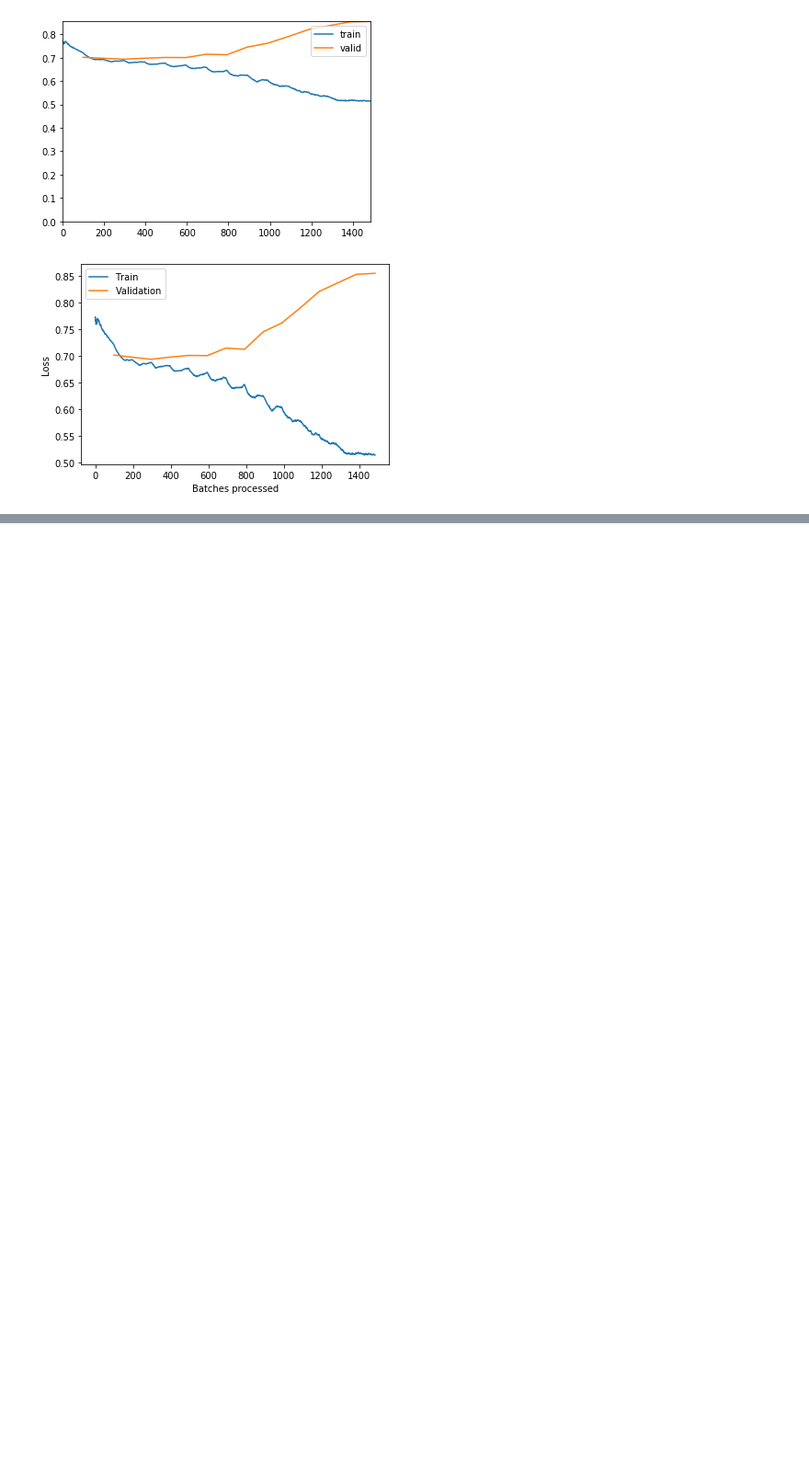
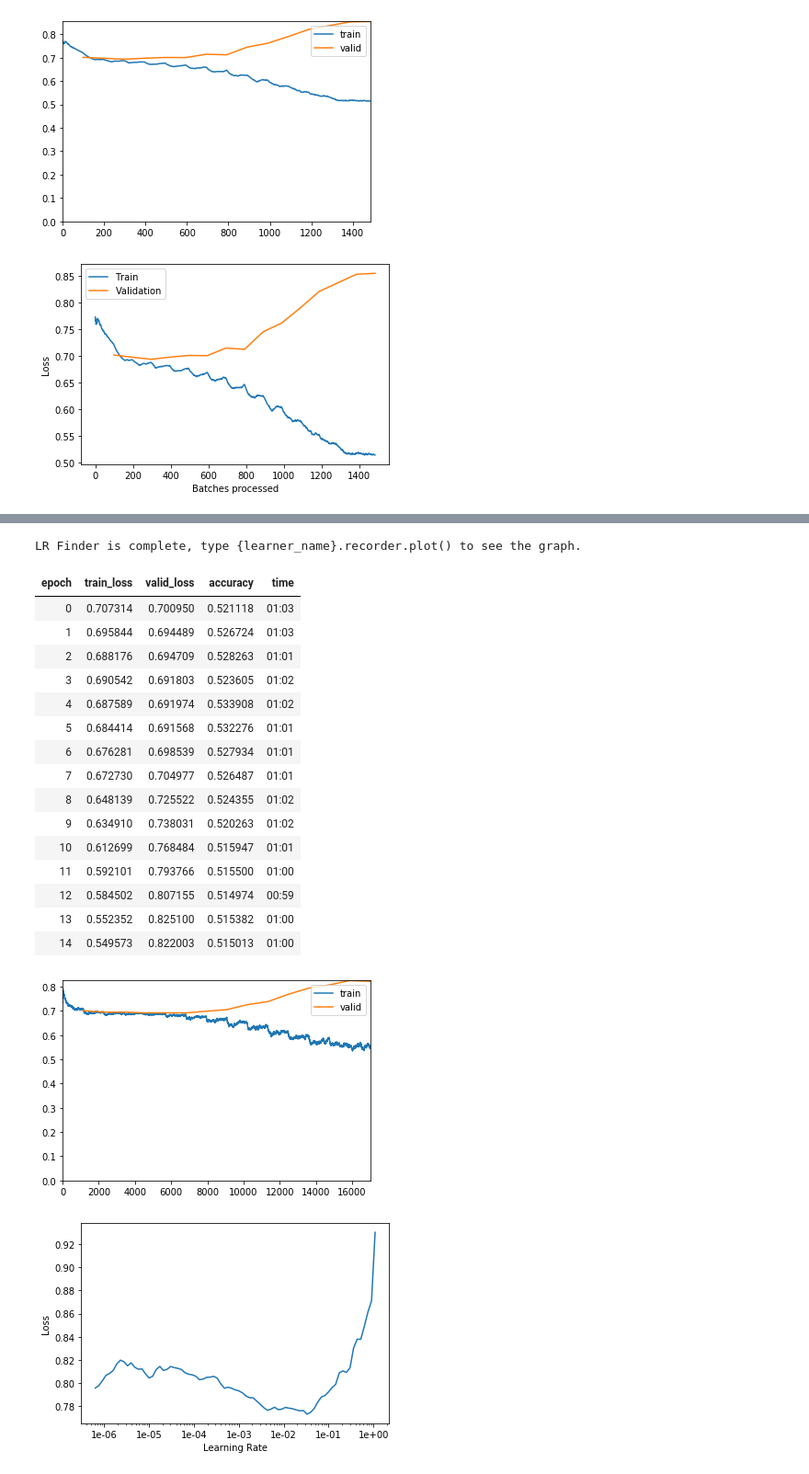
Before and after one commit to SeunginLyu/league_of_ml, a Jupyter notebook: To dodge or not to dodge.ipynb, the cells around one changed output, grey strips where cells are left out. Shown: that part at 92% size. Drawn from its saved outputs; the diff is of its cells as text; code cells hidden in the pictures; blank space fills up the shorter version.

```diff
--- a/To dodge or not to dodge.ipynb
+++ b/To dodge or not to dodge.ipynb
@@ -279,0 +380,16 @@ learn.recorder.plot_losses()
+# %%
+print(df.columns)
+
+
+df = df[['id', 'matchid', 'player', 'name', 'adjposition', 'team_role', 'win', 'kills', 'deaths', 'assists', 'turretkills','totdmgtochamp', 'totheal', 'totminionskilled', 'goldspent', 'totdmgtaken', 'inhibkills', 'pinksbought', 'wardsplaced', 'duration', 'platformid', 'seasonid', 'version']]
+
+
+df_4 = df[['matchid', 'player', 'name', 'team_role', 'win']]
+
+df_4 = df_4.pivot(index = 'matchid', columns = 'team_role', values = 'name')
+df_4 = df_4.reset_index()
+df_4 = df_4.merge(df[df['player'] == 1][['matchid', 'win', 'platformid', 'seasonid', 'version']], left_on = 'matchid', right_on = 'matchid', how = 'left')
+df_4 = df_4[df_4.columns.difference(['matchid', 'version'])]
+df_4 = df_4.rename(columns = {'win': 'T1 win'})
+print(df_4.shape)
+df_4.head(10)
@@ -279,0 +426,4 @@ learn.recorder.plot_losses()
+# %%
+df = df_4.drop(columns=['seasonid', 'platformid'])
+df['T1 win'] = df['T1 win'].astype(int)
+df
@@ -279,0 +466,11 @@ learn.recorder.plot_losses()
+# %%
+from fastai.tabular import *
+
+procs = [Categorify, Normalize]
+valid_idx = range(len(df)-76000, len(df)) # split train/test
+dep_var = 'T1 win'
+cat_names = ['1 - DUO_CARRY', '1 - DUO_SUPPORT', '1 - JUNGLE', '1 - MID', '1 - TOP',
+             '2 - DUO_CARRY', '2 - DUO_SUPPORT', '2 - JUNGLE', '2 - MID', '2 - TOP']
+
+# Now we're ready to pass this information to TabularDataBunch.from_df to create the DataBunch that we'll use for training.
+data = TabularDataBunch.from_df('.', df, dep_var, valid_idx=valid_idx, procs=procs, cat_names=cat_names)
@@ -279,0 +491,15 @@ learn.recorder.plot_losses()
+# %%
+learn = tabular_learner(data, layers=[200,100], metrics=accuracy, emb_drop=0.1, callback_fns=ShowGraph)
+
+# select the appropriate learning rate
+learn.lr_find()
+# we typically find the point where the slope is steepest
+learn.recorder.plot()
+
+# Fit the model based on selected learning rate
+learn.fit_one_cycle(15, max_lr=slice(1e-03))
+
+# Analyse our model
+learn.model
+learn.recorder.plot_losses()
+# %% [output]
@@ -279,0 +507,19 @@ learn.recorder.plot_losses()
+LR Finder is complete, type {learner_name}.recorder.plot() to see the graph.
+| epoch | train_loss | valid_loss | accuracy | time |
+| 0 | 0.707314 | 0.700950 | 0.521118 | 01:03 |
+| 1 | 0.695844 | 0.694489 | 0.526724 | 01:03 |
+| 2 | 0.688176 | 0.694709 | 0.528263 | 01:01 |
+| 3 | 0.690542 | 0.691803 | 0.523605 | 01:02 |
+| 4 | 0.687589 | 0.691974 | 0.533908 | 01:02 |
+| 5 | 0.684414 | 0.691568 | 0.532276 | 01:01 |
+| 6 | 0.676281 | 0.698539 | 0.527934 | 01:01 |
+| 7 | 0.672730 | 0.704977 | 0.526487 | 01:01 |
+| 8 | 0.648139 | 0.725522 | 0.524355 | 01:02 |
+| 9 | 0.634910 | 0.738031 | 0.520263 | 01:02 |
+| 10 | 0.612699 | 0.768484 | 0.515947 | 01:01 |
+| 11 | 0.592101 | 0.793766 | 0.515500 | 01:00 |
+| 12 | 0.584502 | 0.807155 | 0.514974 | 00:59 |
+| 13 | 0.552352 | 0.825100 | 0.515382 | 01:00 |
+| 14 | 0.549573 | 0.822003 | 0.515013 | 01:00 |
+[figure, added]
+[figure, added]
```
Also changed, not shown: parts of 17 cells of this notebook, 1 other file.
